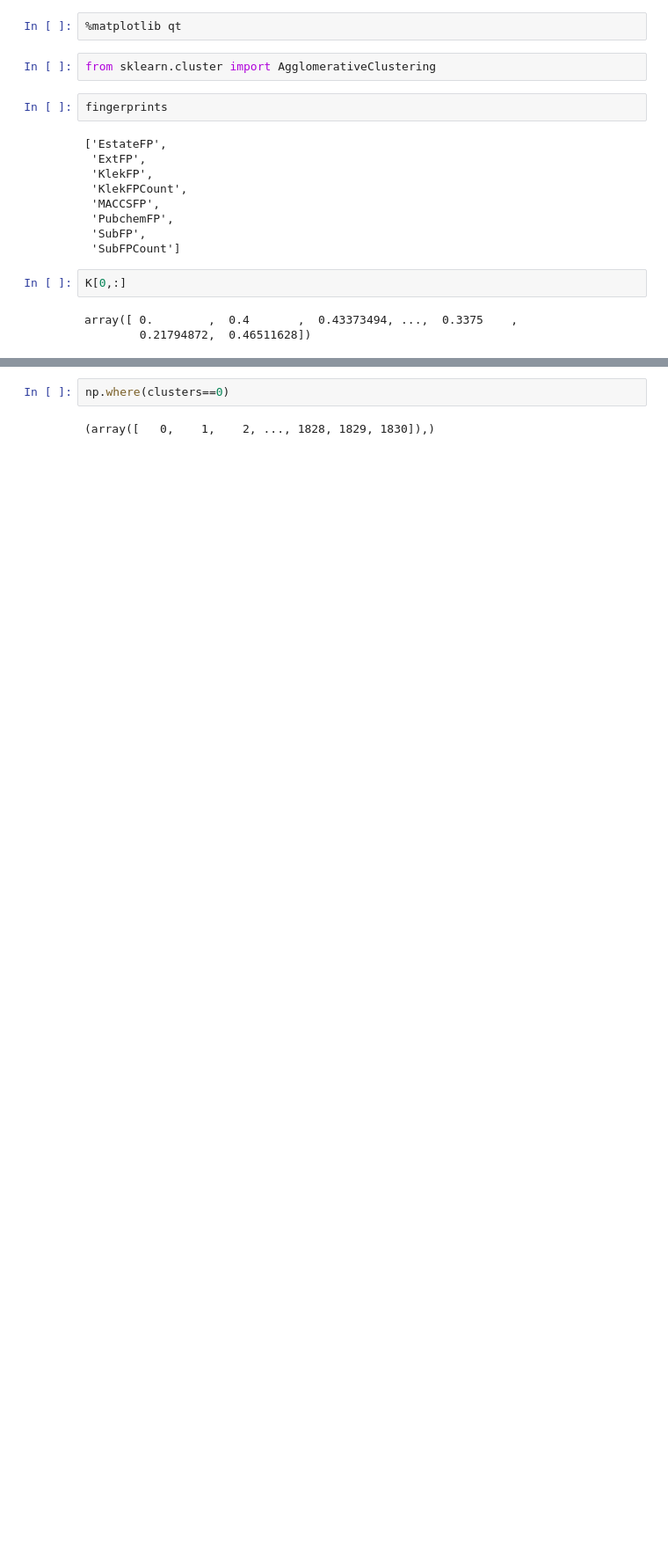
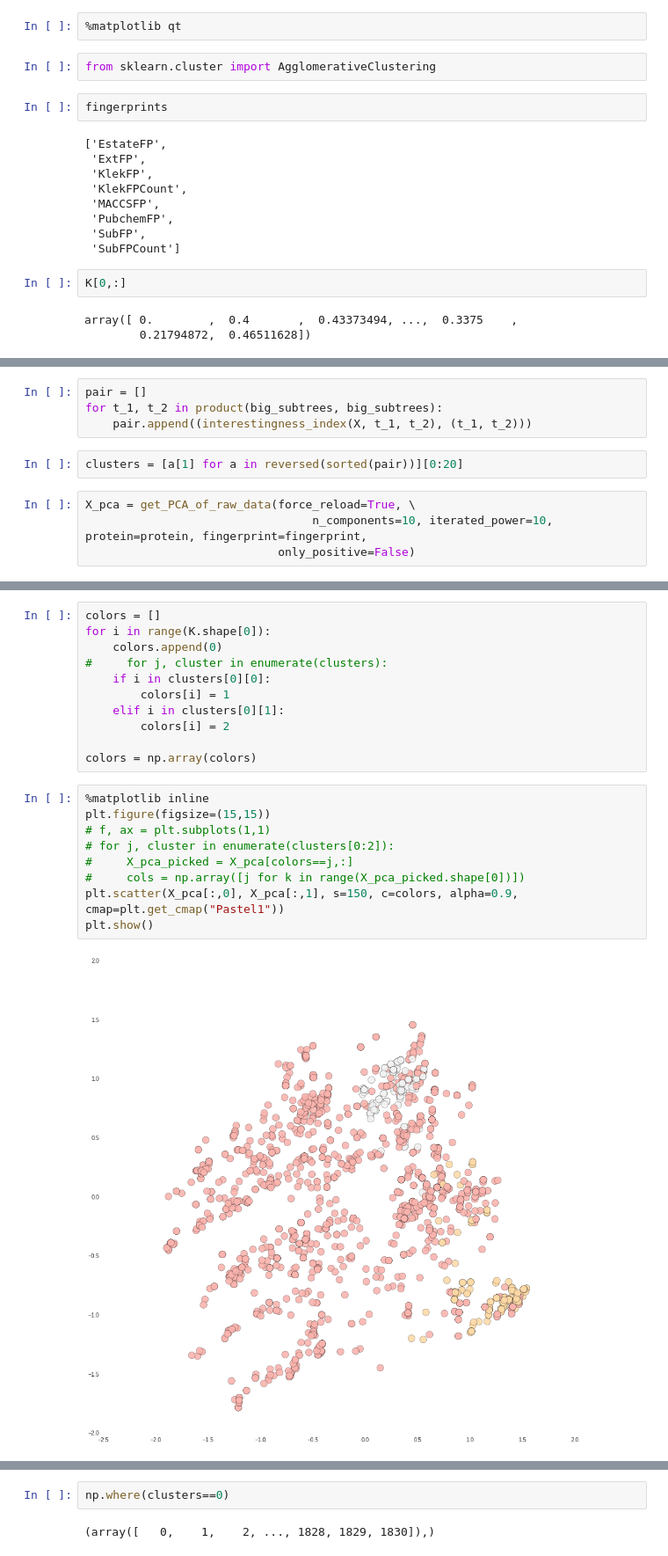
Before and after one commit to gmum/mlls2015, a Jupyter notebook: notebooks/staszek_sketchbook.ipynb, the cells around one changed output, grey strips where cells are left out. Shown: that part at 88% size. Drawn from its saved outputs; the diff is of its cells as text; blank space fills up the shorter version.

```diff
--- a/notebooks/staszek_sketchbook.ipynb
+++ b/notebooks/staszek_sketchbook.ipynb
@@ -246,0 +270,10 @@ check_threshold = int(0.1 * K.shape[0])
+# %%
+pair = []
+for t_1, t_2 in product(big_subtrees, big_subtrees):
+    pair.append((interestingness_index(X, t_1, t_2), (t_1, t_2)))
+# %%
+clusters = [a[1] for a in reversed(sorted(pair))][0:20]
+# %%
+X_pca = get_PCA_of_raw_data(force_reload=True, \
+                                 n_components=10, iterated_power=10, protein=protein, fingerprint=fingerprint,
+                            only_positive=False)
@@ -246,0 +283,22 @@ check_threshold = int(0.1 * K.shape[0])
+# %%
+colors = []
+for i in range(K.shape[0]):
+    colors.append(0)
+#     for j, cluster in enumerate(clusters):
+    if i in clusters[0][0]:
+        colors[i] = 1
+    elif i in clusters[0][1]:
+        colors[i] = 2
+
+colors = np.array(colors)
+# %%
+%matplotlib inline
+plt.figure(figsize=(15,15))
+# f, ax = plt.subplots(1,1)
+# for j, cluster in enumerate(clusters[0:2]):
+#     X_pca_picked = X_pca[colors==j,:]
+#     cols = np.array([j for k in range(X_pca_picked.shape[0])])
+plt.scatter(X_pca[:,0], X_pca[:,1], s=150, c=colors, alpha=0.9, cmap=plt.get_cmap("Pastel1"))
+plt.show()
+# %% [output]
+[figure, added]
```
Also changed, not shown: parts of 14 cells of this notebook, 5 other files.
